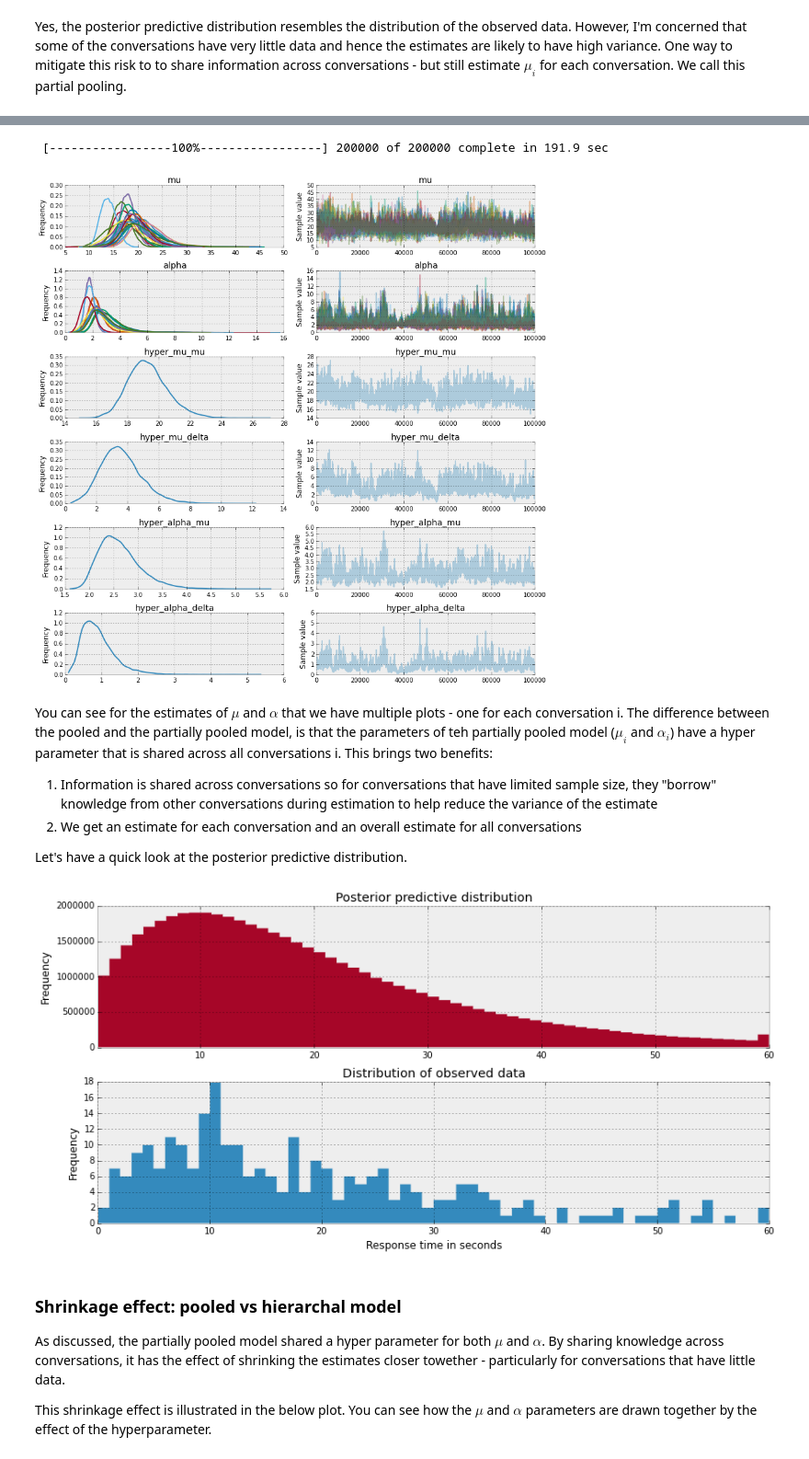
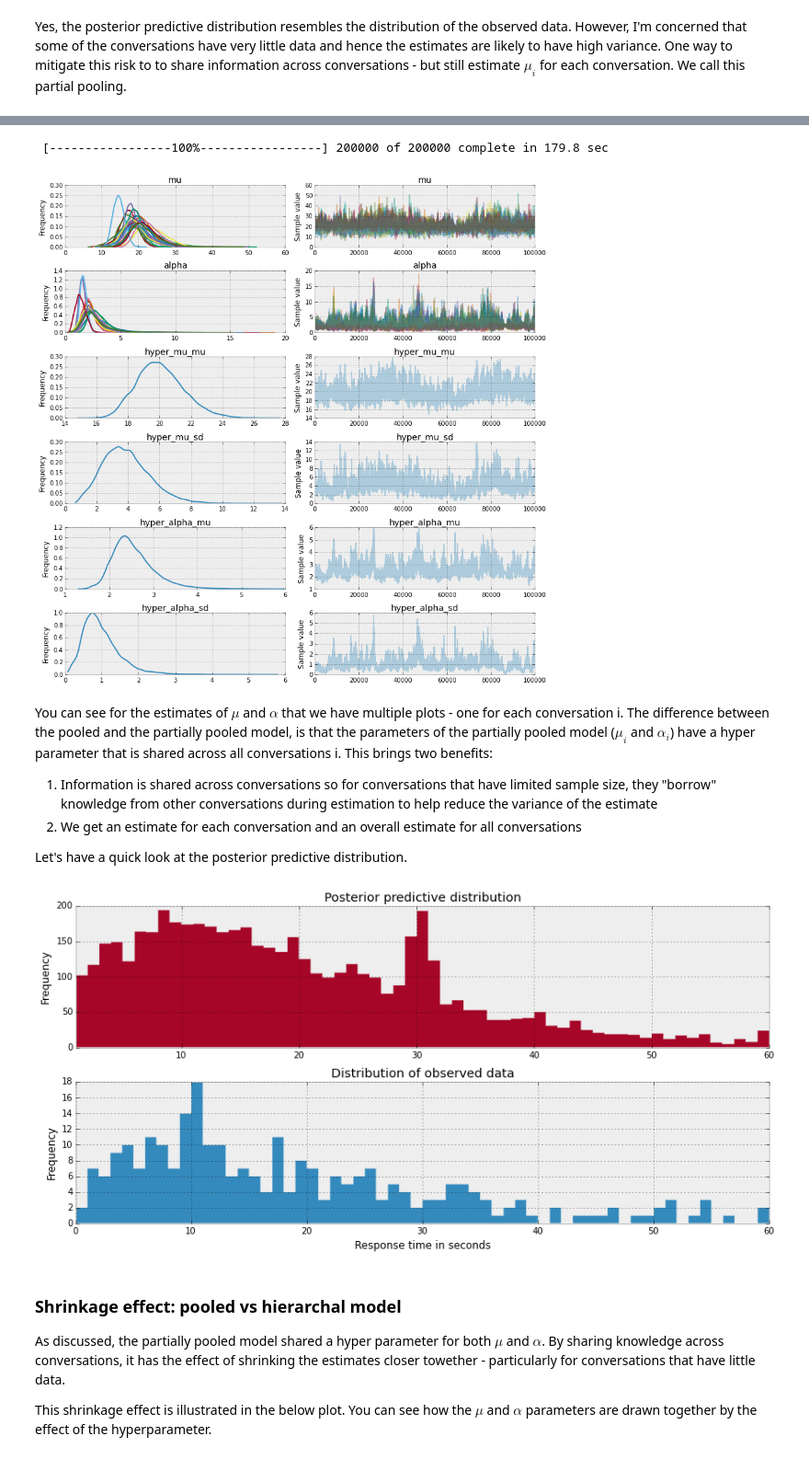
Before and after one commit to markdregan/Bayesian-Modelling-in-Python, a Jupyter notebook: Section 3. Hierarchical modelling.ipynb, the cells around one changed output, grey strips where cells are left out. Shown at 92% size. Saved outputs shown, nothing was run; the diff lists cells and outputs as text; code cells hidden in the pictures.

```diff
--- a/Section 3. Hierarchical modelling.ipynb
+++ b/Section 3. Hierarchical modelling.ipynb
@@ -52,7 +54,7 @@ for p in participants:
         alpha = pm.Uniform('alpha', lower=0, upper=100)
         mu = pm.Uniform('mu', lower=0, upper=100)
 
-        data = list(messages[messages['prev_sender']==p]['time_delay_seconds']) + [0.]
+        data = list(messages[messages['prev_sender']==p]['time_delay_seconds'])
         y_est = pm.NegativeBinomial('y_est', mu=mu, alpha=alpha, observed=data)
 
         y_pred = pm.NegativeBinomial('y_pred', mu=mu, alpha=alpha)
@@ -127,0 +142,13 @@ Yes, the posterior predictive distribution resembles the distribution of the obs
+# %%
+mu = [5,25,50]
+sd = [3,7,2]
+
+plt.figure(figsize=(11,3))
+_ = plt.title('Gamma distribution')
+
+with pm.Model() as model:
+    for i, (j, k) in enumerate(zip(mu, sd)):
+        samples = pm.Gamma('gamma', mu=j, sd=k).random(size=10**6)
+        plt.hist(samples, bins=100, range=(0,60), color=colors[i], alpha=1)
+
+_ = plt.legend(['$\mu$ = %s, $\sigma$ = %s' % (mu[a], sd[a]) for a in [0,1,2]])
@@ -144,15 +171,13 @@ Image('graphics/dag-partial-pooled-model.png', width=380)
 # %%
 with pm.Model() as model:
-    hyper_alpha_delta = pm.Uniform('hyper_alpha_delta', lower=0, upper=50)
+    hyper_alpha_sd = pm.Uniform('hyper_alpha_sd', lower=0, upper=50)
     hyper_alpha_mu = pm.Uniform('hyper_alpha_mu', lower=0, upper=10)
 
-    hyper_mu_delta = pm.Uniform('hyper_mu_delta', lower=0, upper=50)
+    hyper_mu_sd = pm.Uniform('hyper_mu_sd', lower=0, upper=50)
     hyper_mu_mu = pm.Uniform('hyper_mu_mu', lower=0, upper=60)
 
-    alpha = pm.Gamma('alpha', alpha=hyper_alpha_mu**2/hyper_alpha_delta**2,
-                     beta=hyper_alpha_mu/hyper_alpha_delta**2, shape=n_participants)
-    mu = pm.Gamma('mu', alpha=hyper_mu_mu**2/hyper_mu_delta**2,
-                  beta=hyper_mu_mu/hyper_mu_delta**2, shape=n_participants)
+    alpha = pm.Gamma('alpha', mu=hyper_alpha_mu, sd=hyper_alpha_sd, shape=n_participants)
+    mu = pm.Gamma('mu', mu=hyper_mu_mu, sd=hyper_mu_sd, shape=n_participants)
 
     y_est = pm.NegativeBinomial('y_est',
                                 mu=mu[participants_idx],
@@ -168,44 +193,44 @@ with pm.Model() as model:
     step = pm.Metropolis()
     hierarchical_trace = pm.sample(200000, step, progressbar=True)
 # %% [output]
- [-----------------100%-----------------] 200000 of 200000 complete in 191.9 sec
+ [-----------------100%-----------------] 200000 of 200000 complete in 179.8 sec
 # %%
 _ = pm.traceplot(hierarchical_trace[100000:],
                  vars=['mu','alpha','hyper_mu_mu',
-                       'hyper_mu_delta','hyper_alpha_mu',
-                       'hyper_alpha_delta'])
+                       'hyper_mu_sd','hyper_alpha_mu',
+                       'hyper_alpha_sd'])
 # %% [output]
-[figure, old version]
+[figure, new version]
 # %% [markdown]
-You can see for the estimates of $\mu$ and $\alpha$ that we have multiple plots - one for each conversation i. The difference between the pooled and the partially pooled model, is that the parameters of teh partially pooled model ($\mu_i$ and $\alpha_i$) have a hyper parameter that is shared across all conversations i. This brings two benefits:
+You can see for the estimates of $\mu$ and $\alpha$ that we have multiple plots - one for each conversation i. The difference between the pooled and the partially pooled model, is that the parameters of the partially pooled model ($\mu_i$ and $\alpha_i$) have a hyper parameter that is shared across all conversations i. This brings two benefits:
 1. Information is shared across conversations so for conversations that have limited sample size, they "borrow" knowledge from other conversations during estimation to help reduce the variance of the estimate
 2. We get an estimate for each conversation and an overall estimate for all conversations
 
 Let's have a quick look at the posterior predictive distribution.
 # %%
 x_lim = 60
-y_pred = hierarchical_trace.get_values('y_pred').ravel()
+y_pred = hierarchical_trace.get_values('y_pred')[::10000].ravel()
 
 fig = plt.figure(figsize=(12,6))
 fig.add_subplot(211)
 
 fig.add_subplot(211)
 
 _ = plt.hist(y_pred, range=[0, x_lim], bins=x_lim, histtype='stepfilled', color=colors[1])
 _ = plt.xlim(1, x_lim)
 _ = plt.ylabel('Frequency')
 _ = plt.title('Posterior predictive distribution')
 
 fig.add_subplot(212)
 
 _ = plt.hist(messages['time_delay_seconds'].values, range=[0, x_lim], bins=x_lim, histtype='stepfilled')
 _ = plt.xlabel('Response time in seconds')
 _ = plt.ylabel('Frequency')
 _ = plt.title('Distribution of observed data')
 
 plt.tight_layout()
 # %% [output]
-[figure, old version]
+[figure, new version]
 # %% [markdown]
 ### Shrinkage effect: pooled vs hierarchal model
 As discussed, the partially pooled model shared a hyper parameter for both $\mu$ and $\alpha$. By sharing knowledge across conversations, it has the effect of shrinking the estimates closer towether - particularly for conversations that have little data.
```
Also changed, not shown: parts of 17 cells of this notebook.
